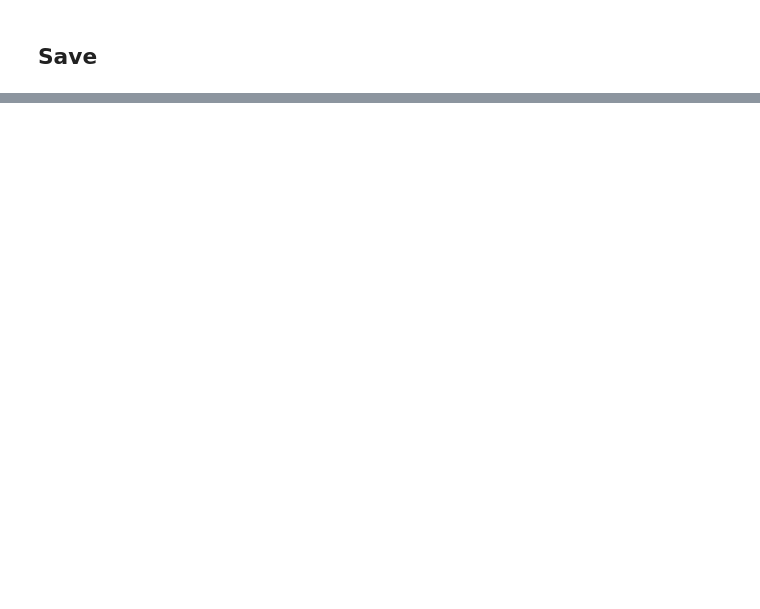
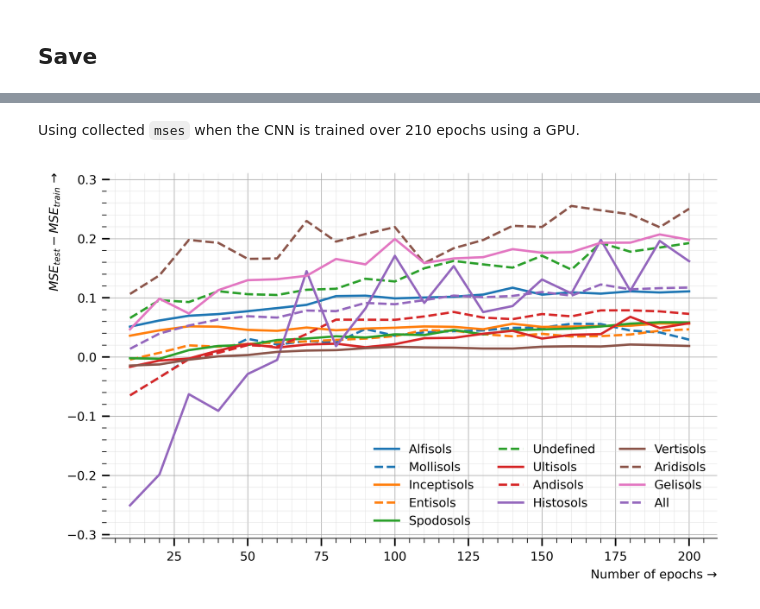
Before and after one commit to franckalbinet/mirzai, a Jupyter notebook: nbs/18_paper.cnn.overfitting.ipynb, the cells around one changed output, grey strips where cells are left out. Cells and saved outputs as stored; diff of their text form; code cells hidden in the pictures; blank space fills up the shorter version.

```diff
--- a/nbs/18_paper.cnn.overfitting.ipynb
+++ b/nbs/18_paper.cnn.overfitting.ipynb
@@ -171,0 +210,44 @@ with open(MONITORING_PATH/'mses_by_order_90_10.pickle'), 'wb') as f:
+# %% [markdown]
+Using collected `mses` when the CNN is trained over 210 epochs using a GPU.
+# %%
+min_epoch, max_epoch = 10, 210
+epoch_inc = 10
+# %%
+src_dir = Path('./files/dumps')
+mses_by_order = pickle.load(open(src_dir/'mses_by_order_90_10.pickle', "rb"))
+# %%
+# Calculating MSEtest - MSEtrain
+deltas_mse = np.mean(mses_by_order[:, :, :, 1] - mses_by_order[:, :, :, 0], axis=0, keepdims=True)
+# %%
+def plot_deltas_mse(epochs, deltas, tax_lookup,
+                    figsize=(16*centimeter, 10*centimeter), dpi=600):
+    # Layout
+    fig = plt.figure(figsize=figsize, dpi=600)
+    gs = GridSpec(nrows=1, ncols=1)
+    ax = fig.add_subplot(gs[0, 0])
+
+    cc = (cycler(color=[f'C{i}' for i in range(7)]) *
+          cycler(linestyle=['-', '--']))
+
+    # Plots
+    for tax_label, tax_idx in tax_lookup.items():
+        ax.plot(epochs, np.mean(deltas[:,:,tax_idx], axis=0),
+                label=tax_label.capitalize(),
+                **list(cc)[tax_idx])
+
+    # Ornaments
+    ax.legend(loc='best', frameon=False, ncol=3)
+    ax.set_ylabel('$MSE_{test} - MSE_{train}$ →', loc='top')
+    ax.set_xlabel('Number of epochs →', loc='right')
+    ax.grid(True, "minor", color="0.85", linewidth=0.2, zorder=-2)
+    ax.grid(True, "major", color="0.65", linewidth=0.4, zorder=-1)
+    plt.tight_layout()
+# %%
+FIG_PATH = Path('nameofyourfolder')
+set_style(DEFAULT_STYLE)
+plot_deltas_mse(range(min_epoch, max_epoch, epoch_inc), deltas_mse, tax_of_interest)
+
+# To save/export it
+# plt.savefig(FIG_PATH/'deltas_mse.png', dpi=600, transparent=True, format='png')
+# %% [output]
+[figure, added]
```
Also changed, not shown: parts of 6 cells of this notebook, 22 other files.
